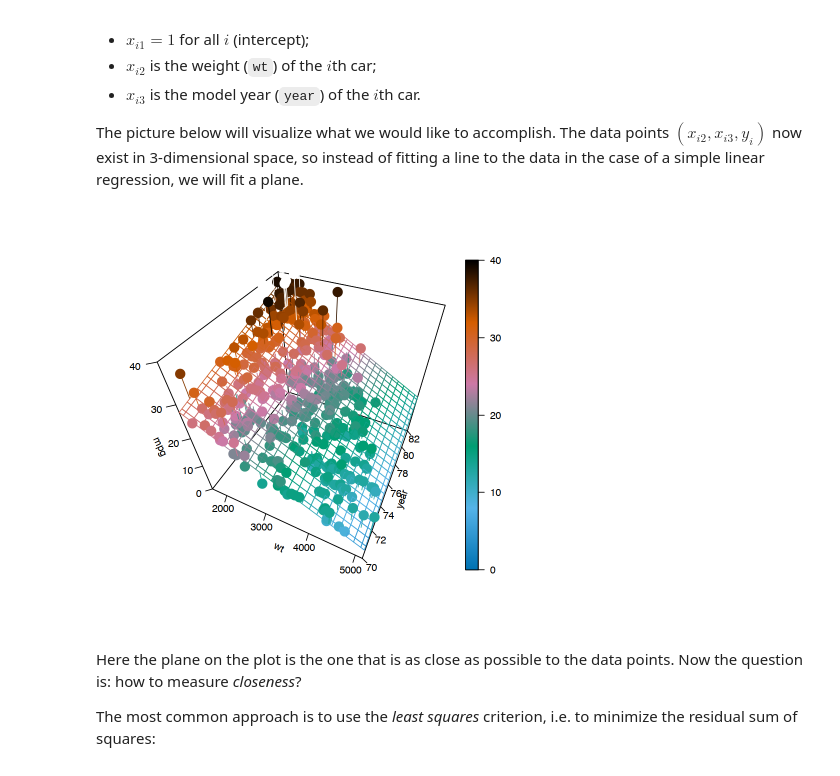
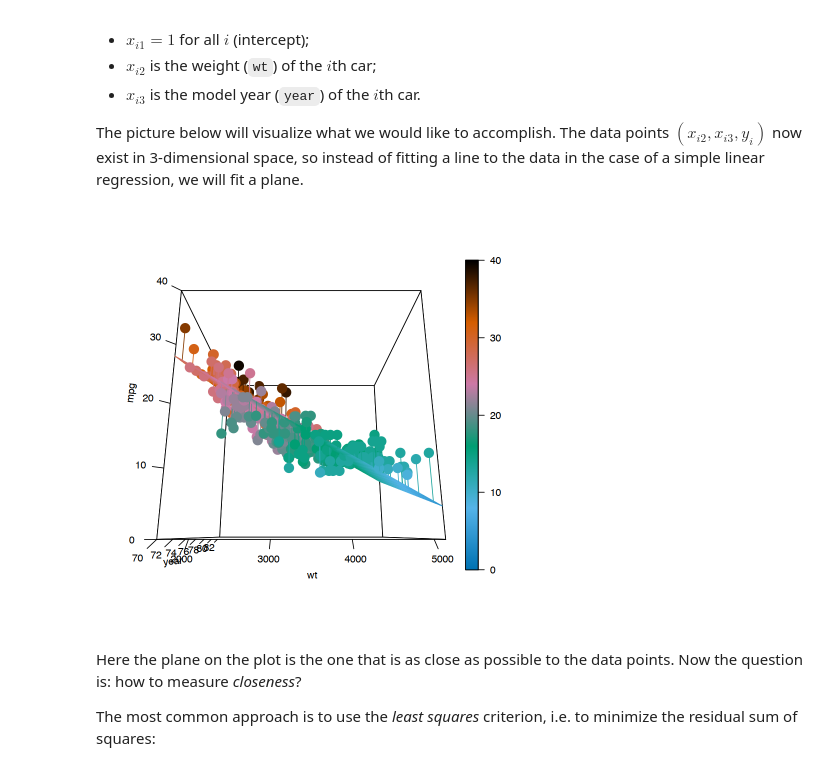
Before and after one commit to marina-khi/CompStat_2021, a Jupyter notebook: Lectures/MLR.ipynb, the cells around one changed output. Drawn from its saved outputs; the diff is of its cells as text; code cells hidden in the pictures.

```diff
--- a/Lectures/MLR.ipynb
+++ b/Lectures/MLR.ipynb
@@ -169,23 +169,23 @@ The picture below will visualize what we would like to accomplish. The data poin
 # %%
 library("plot3D")
 x = autompg$wt
 y = autompg$year
 z = autompg$mpg
 fit <- lm(z ~ x + y)
 grid.lines = 25
 x.pred     = seq(min(x), max(x), length.out = grid.lines)
 y.pred     = seq(min(y), max(y), length.out = grid.lines)
 xy         = expand.grid(x = x.pred, y = y.pred)
 z.pred = matrix(predict(fit, newdata = xy),
                 nrow = grid.lines, ncol = grid.lines)
 fitpoints = predict(fit)
 scatter3D(x, y, z, pch = 19, cex = 2, col = gg.col(1000), lighting = TRUE,
-          theta = 25, phi = 45, ticktype = "detailed",
+          theta = 0, phi = -15, ticktype = "detailed",
           xlab = "wt", ylab = "year", zlab = "mpg", zlim = c(0, 40), clim = c(0, 40),
           surf = list(x = x.pred, y = y.pred, z = z.pred,
                       facets = NA, fit = fitpoints), main = "")
 # %% [output]
-[figure, old version]
+[figure, new version]
 # %% [markdown]
 Here the plane on the plot is the one that is as close as possible to the data points. Now the question is: how to measure *closeness*?
 
```
Also changed, not shown: parts of 57 cells of this notebook, 5 other files.
